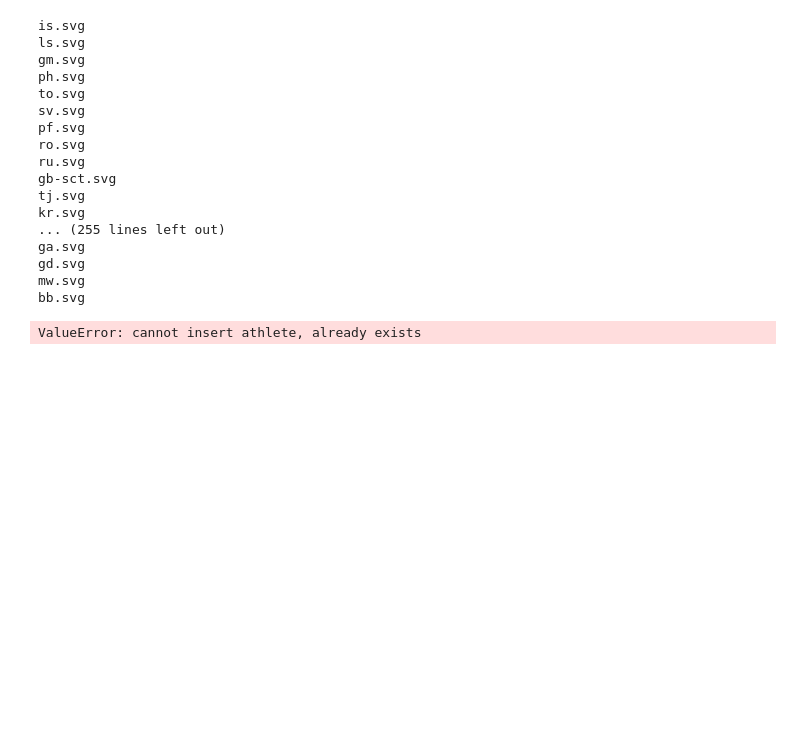
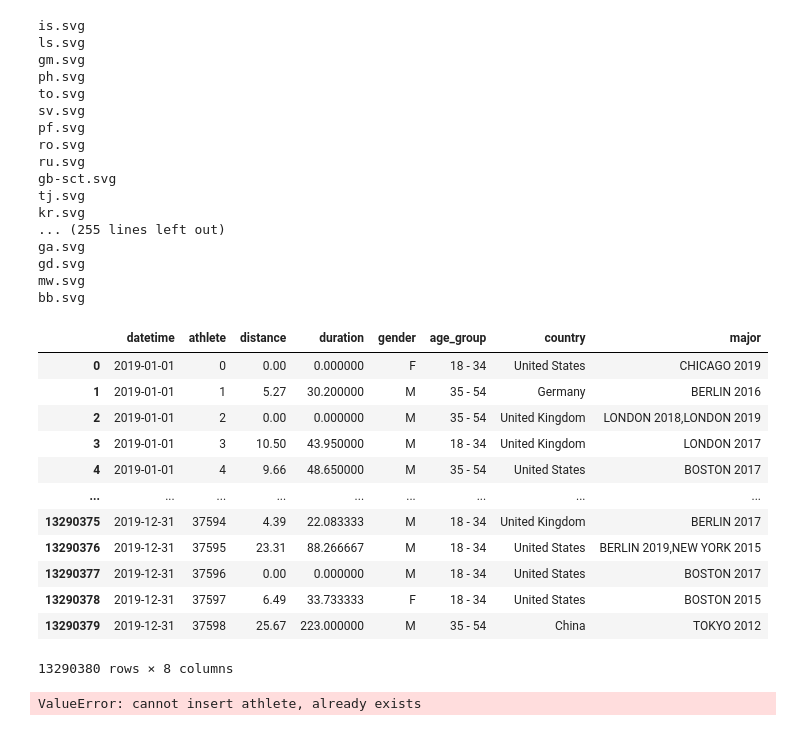
Before and after one commit to garou404/big_data_project, a Jupyter notebook: dashboard/graph.ipynb, the cells around one changed output. Cells and saved outputs as stored; diff of their text form; code cells hidden in the pictures; blank space fills up the shorter version.

```diff
--- a/dashboard/graph.ipynb
+++ b/dashboard/graph.ipynb
@@ -31,6 +31,21 @@ year = 2019
 # %%
 # os.listdir("../data/running/run_ww_2020_w.csv")
 df = pd.read_csv(f"../data/running/run_ww_{year}_d.csv", index_col="Unnamed: 0")
+df
+# %% [output]
+|  | datetime | athlete | distance | duration | gender | age_group | country | major |
+| 0 | 2019-01-01 | 0 | 0.00 | 0.000000 | F | 18 - 34 | United States | CHICAGO 2019 |
+| 1 | 2019-01-01 | 1 | 5.27 | 30.200000 | M | 35 - 54 | Germany | BERLIN 2016 |
+| 2 | 2019-01-01 | 2 | 0.00 | 0.000000 | M | 35 - 54 | United Kingdom | LONDON 2018,LONDON 2019 |
+| 3 | 2019-01-01 | 3 | 10.50 | 43.950000 | M | 18 - 34 | United Kingdom | LONDON 2017 |
+| 4 | 2019-01-01 | 4 | 9.66 | 48.650000 | M | 35 - 54 | United States | BOSTON 2017 |
+| ... | ... | ... | ... | ... | ... | ... | ... | ... |
+| 13290375 | 2019-12-31 | 37594 | 4.39 | 22.083333 | M | 18 - 34 | United Kingdom | BERLIN 2017 |
+| 13290376 | 2019-12-31 | 37595 | 23.31 | 88.266667 | M | 18 - 34 | United States | BERLIN 2019,NEW YORK 2015 |
+| 13290377 | 2019-12-31 | 37596 | 0.00 | 0.000000 | M | 18 - 34 | United States | BOSTON 2017 |
+| 13290378 | 2019-12-31 | 37597 | 6.49 | 33.733333 | F | 18 - 34 | United States | BOSTON 2015 |
+| 13290379 | 2019-12-31 | 37598 | 25.67 | 223.000000 | M | 35 - 54 | China | TOKYO 2012 |
+13290380 rows × 8 columns
 # %%
 df_test = df.copy()
 # Convert datetime column to datetime type
```
Also changed, not shown: parts of 1 cell of this notebook, 5 other files.
